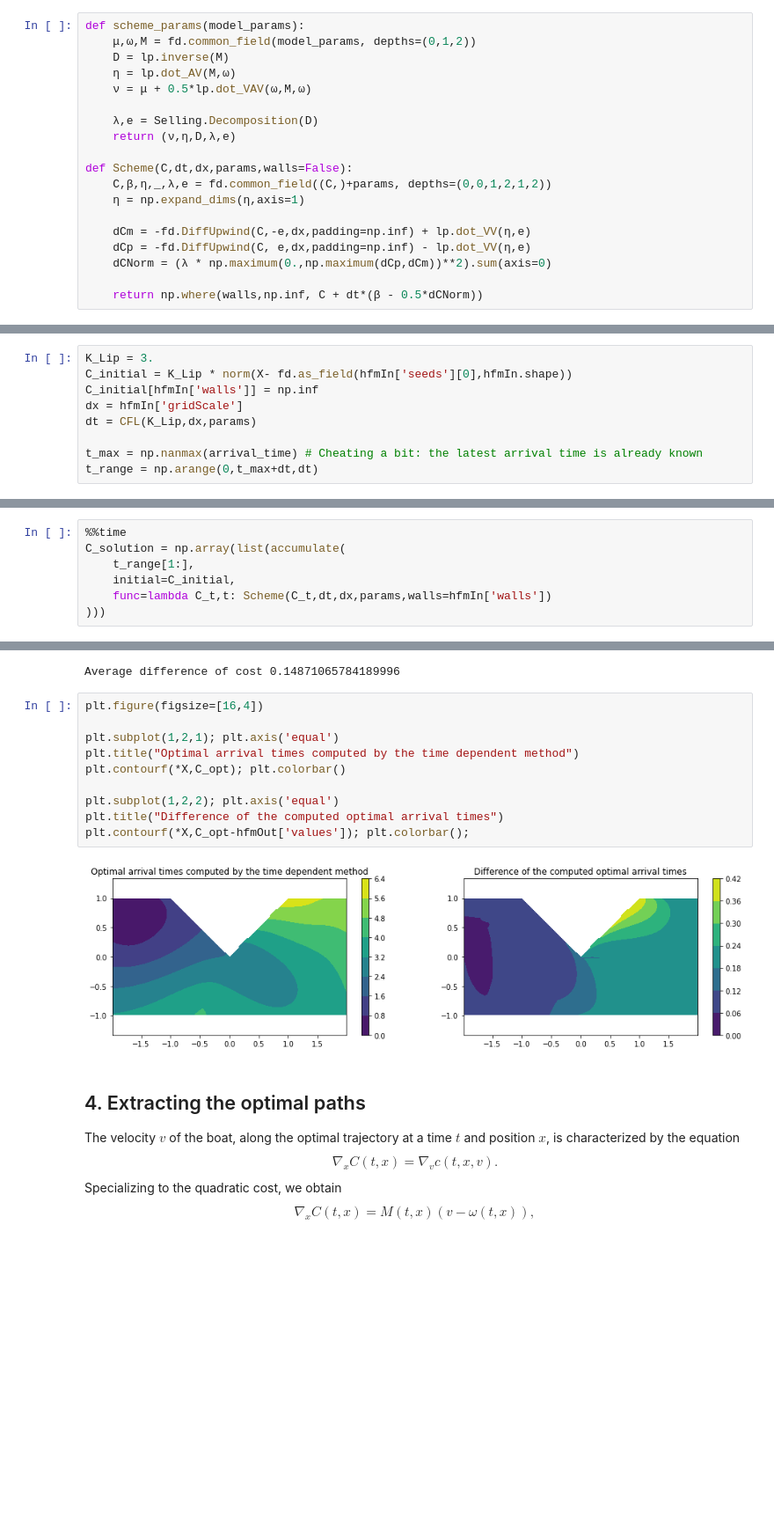
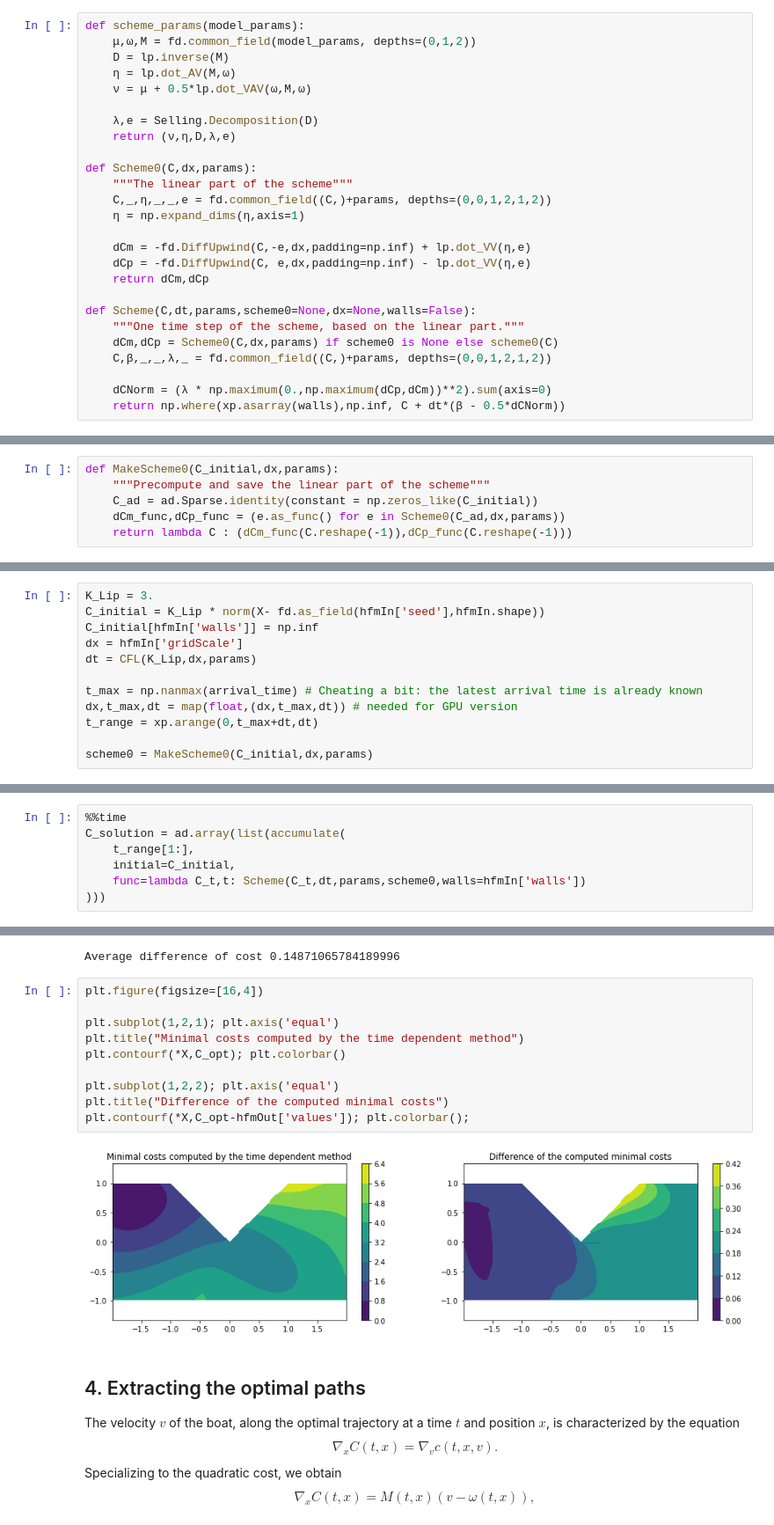
Before and after one commit to Mirebeau/AdaptiveGridDiscretizations_showcase, a Jupyter notebook: Notebooks_NonDiv/BoatRouting_Time.ipynb, the cells around one changed output, grey strips where cells are left out. Shown at 88% size. Drawn from its saved outputs; the diff is of its cells as text; blank space fills up the shorter version.

Commit message:
Update version

```diff
--- a/Notebooks_NonDiv/BoatRouting_Time.ipynb
+++ b/Notebooks_NonDiv/BoatRouting_Time.ipynb
@@ -150,13 +159,20 @@ def scheme_params(model_params):
     λ,e = Selling.Decomposition(D)
     return (ν,η,D,λ,e)
 
-def Scheme(C,dt,dx,params,walls=False):
-    C,β,η,_,λ,e = fd.common_field((C,)+params, depths=(0,0,1,2,1,2))
+def Scheme0(C,dx,params):
+    """The linear part of the scheme"""
+    C,_,η,_,_,e = fd.common_field((C,)+params, depths=(0,0,1,2,1,2))
     η = np.expand_dims(η,axis=1)
 
     dCm = -fd.DiffUpwind(C,-e,dx,padding=np.inf) + lp.dot_VV(η,e)
     dCp = -fd.DiffUpwind(C, e,dx,padding=np.inf) - lp.dot_VV(η,e)
+    return dCm,dCp
+
+def Scheme(C,dt,params,scheme0=None,dx=None,walls=False):
+    """One time step of the scheme, based on the linear part."""
+    dCm,dCp = Scheme0(C,dx,params) if scheme0 is None else scheme0(C)
+    C,β,_,_,λ,_ = fd.common_field((C,)+params, depths=(0,0,1,2,1,2))
+
     dCNorm = (λ * np.maximum(0.,np.maximum(dCp,dCm))**2).sum(axis=0)
-
-    return np.where(walls,np.inf, C + dt*(β - 0.5*dCNorm))
+    return np.where(xp.asarray(walls),np.inf, C + dt*(β - 0.5*dCNorm))
 # %% [markdown]
@@ -186,3 +208,9 @@ def CFL(K,dx,params):
+# %%
+def MakeScheme0(C_initial,dx,params):
+    """Precompute and save the linear part of the scheme"""
+    C_ad = ad.Sparse.identity(constant = np.zeros_like(C_initial))
+    dCm_func,dCp_func = (e.as_func() for e in Scheme0(C_ad,dx,params))
+    return lambda C : (dCm_func(C.reshape(-1)),dCp_func(C.reshape(-1)))
 # %% [markdown]
 ## 2. Constant medium in space and time
 
@@ -304,11 +352,14 @@ arrival_time,hfmOut = BoatRouting.ArrivalTime(hfmIn,model_params)
 ### 3.2 Time dependent solver
 # %%
 K_Lip = 3.
-C_initial = K_Lip * norm(X- fd.as_field(hfmIn['seeds'][0],hfmIn.shape))
+C_initial = K_Lip * norm(X- fd.as_field(hfmIn['seed'],hfmIn.shape))
 C_initial[hfmIn['walls']] = np.inf
 dx = hfmIn['gridScale']
 dt = CFL(K_Lip,dx,params)
 
 t_max = np.nanmax(arrival_time) # Cheating a bit: the latest arrival time is already known
-t_range = np.arange(0,t_max+dt,dt)
+dx,t_max,dt = map(float,(dx,t_max,dt)) # needed for GPU version
+t_range = xp.arange(0,t_max+dt,dt)
+
+scheme0 = MakeScheme0(C_initial,dx,params)
 # %% [markdown]
@@ -316,8 +367,8 @@ The solution of the time dependent PDE is more compute intensive that the static
 # %%
 %%time
-C_solution = np.array(list(accumulate(
+C_solution = ad.array(list(accumulate(
     t_range[1:],
     initial=C_initial,
-    func=lambda C_t,t: Scheme(C_t,dt,dx,params,walls=hfmIn['walls'])
+    func=lambda C_t,t: Scheme(C_t,dt,params,scheme0,walls=hfmIn['walls'])
 )))
 # %% [output]
@@ -367,15 +421,15 @@ Average difference of cost 0.14871065784189996
 # %%
 plt.figure(figsize=[16,4])
 
 plt.subplot(1,2,1); plt.axis('equal')
-plt.title("Optimal arrival times computed by the time dependent method")
+plt.title("Minimal costs computed by the time dependent method")
 plt.contourf(*X,C_opt); plt.colorbar()
 
 plt.subplot(1,2,2); plt.axis('equal')
-plt.title("Difference of the computed optimal arrival times")
+plt.title("Difference of the computed minimal costs")
 plt.contourf(*X,C_opt-hfmOut['values']); plt.colorbar();
 # %% [output]
-[figure, old version]
+[figure, new version]
 # %% [markdown]
 ## 4. Extracting the optimal paths
 
```
Also changed, not shown: parts of 56 cells of this notebook, 11 other files.
